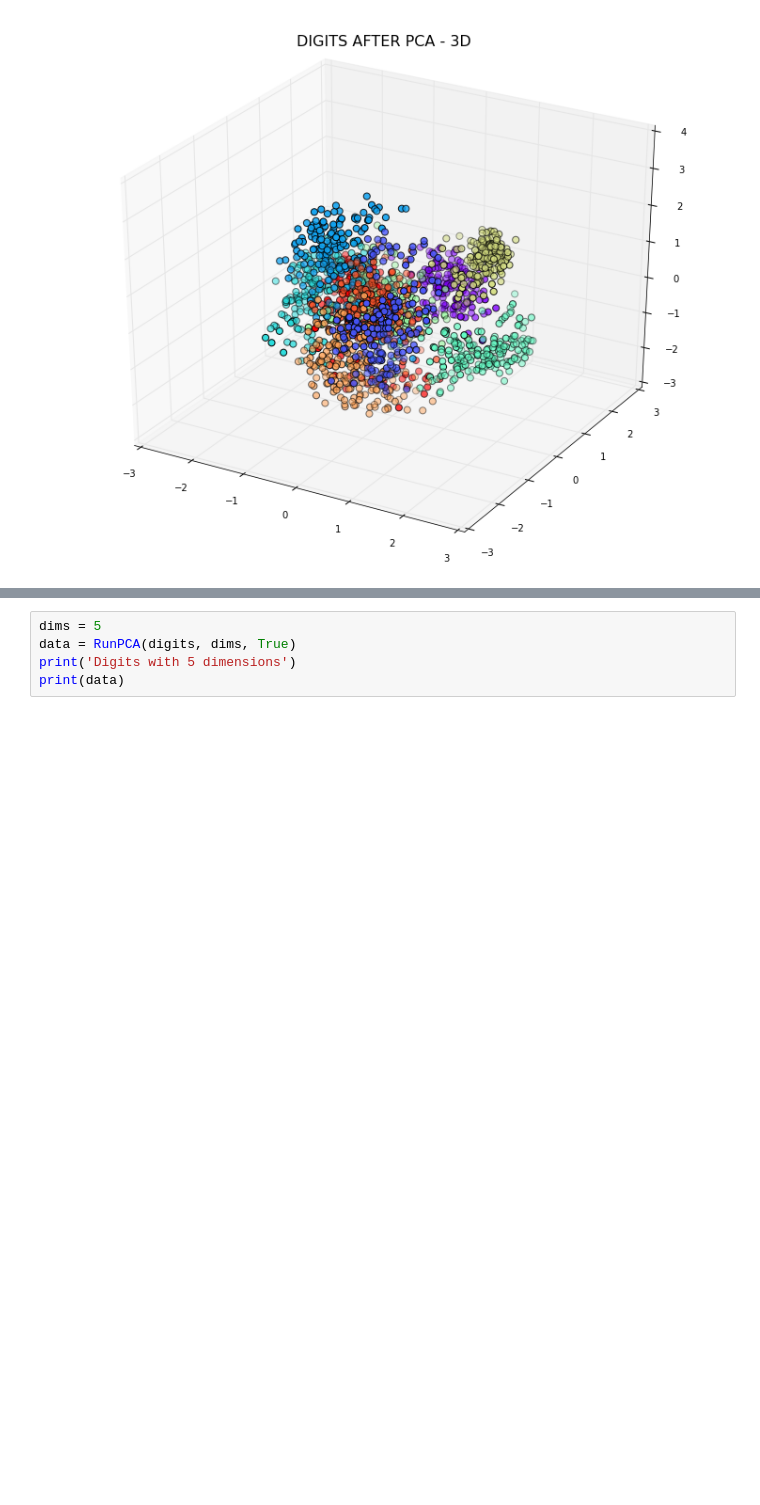
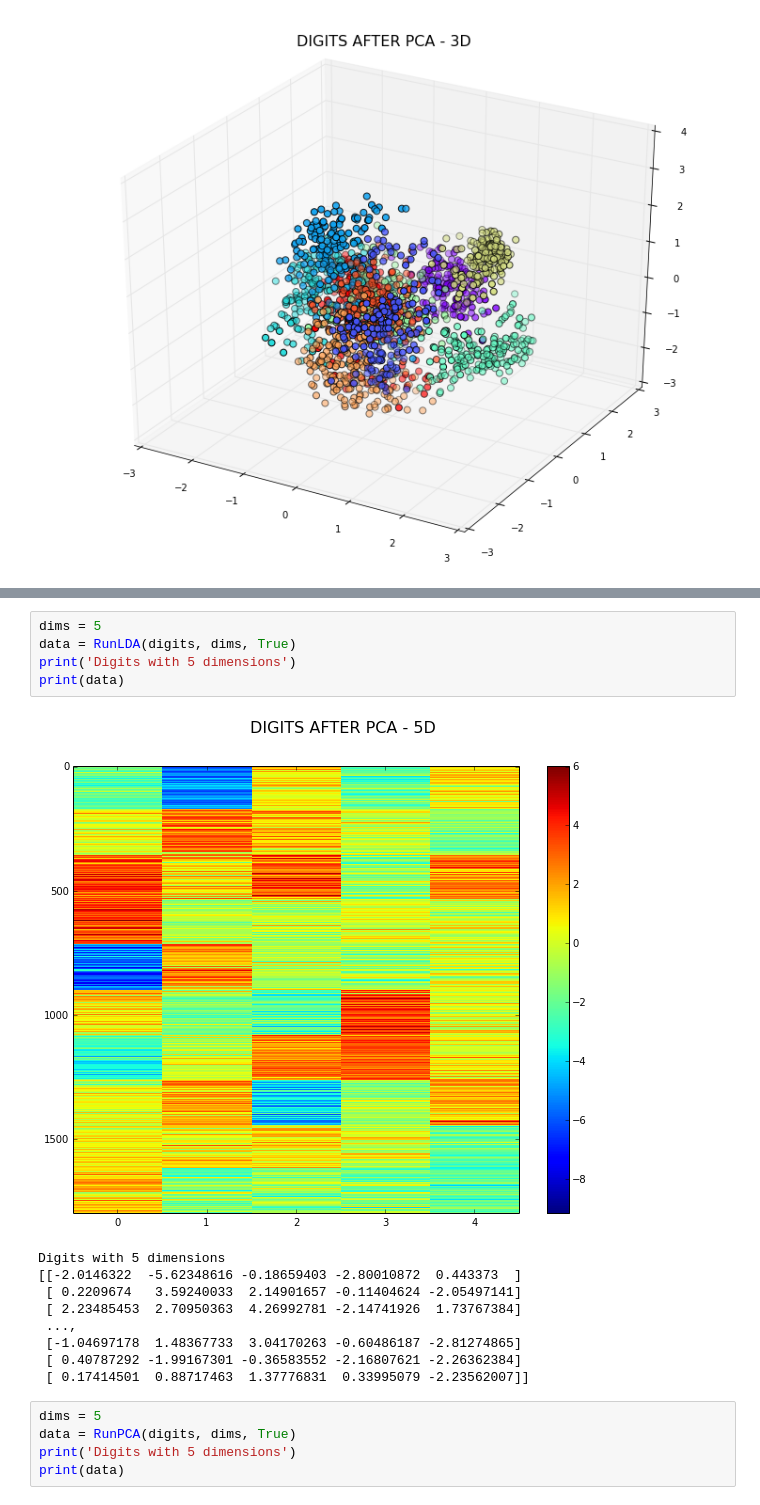
Before and after one commit to denniscf/Visualization, a Jupyter notebook: Visualizing_High_Dimensional_Data.ipynb, the cells around one changed output, grey strips where cells are left out. Cells and saved outputs as stored; diff of their text form; blank space fills up the shorter version.

```diff
--- a/Visualizing_High_Dimensional_Data.ipynb
+++ b/Visualizing_High_Dimensional_Data.ipynb
@@ -206,3 +217,18 @@ data = RunPCA(digits, dims, True)
+# %%
+dims = 5
+data = RunLDA(digits, dims, True)
+print('Digits with 5 dimensions')
+print(data)
+# %% [output]
+[figure, added]
+Digits with 5 dimensions
+[[-2.0146322  -5.62348616 -0.18659403 -2.80010872  0.443373  ]
+ [ 0.2209674   3.59240033  2.14901657 -0.11404624 -2.05497141]
+ [ 2.23485453  2.70950363  4.26992781 -2.14741926  1.73767384]
+ ...,
+ [-1.04697178  1.48367733  3.04170263 -0.60486187 -2.81274865]
+ [ 0.40787292 -1.99167301 -0.36583552 -2.16807621 -2.26362384]
+ [ 0.17414501  0.88717463  1.37776831  0.33995079 -2.23562007]]
 # %%
 dims = 5
 data = RunPCA(digits, dims, True)
```
Also changed, not shown: parts of 13 cells of this notebook.
